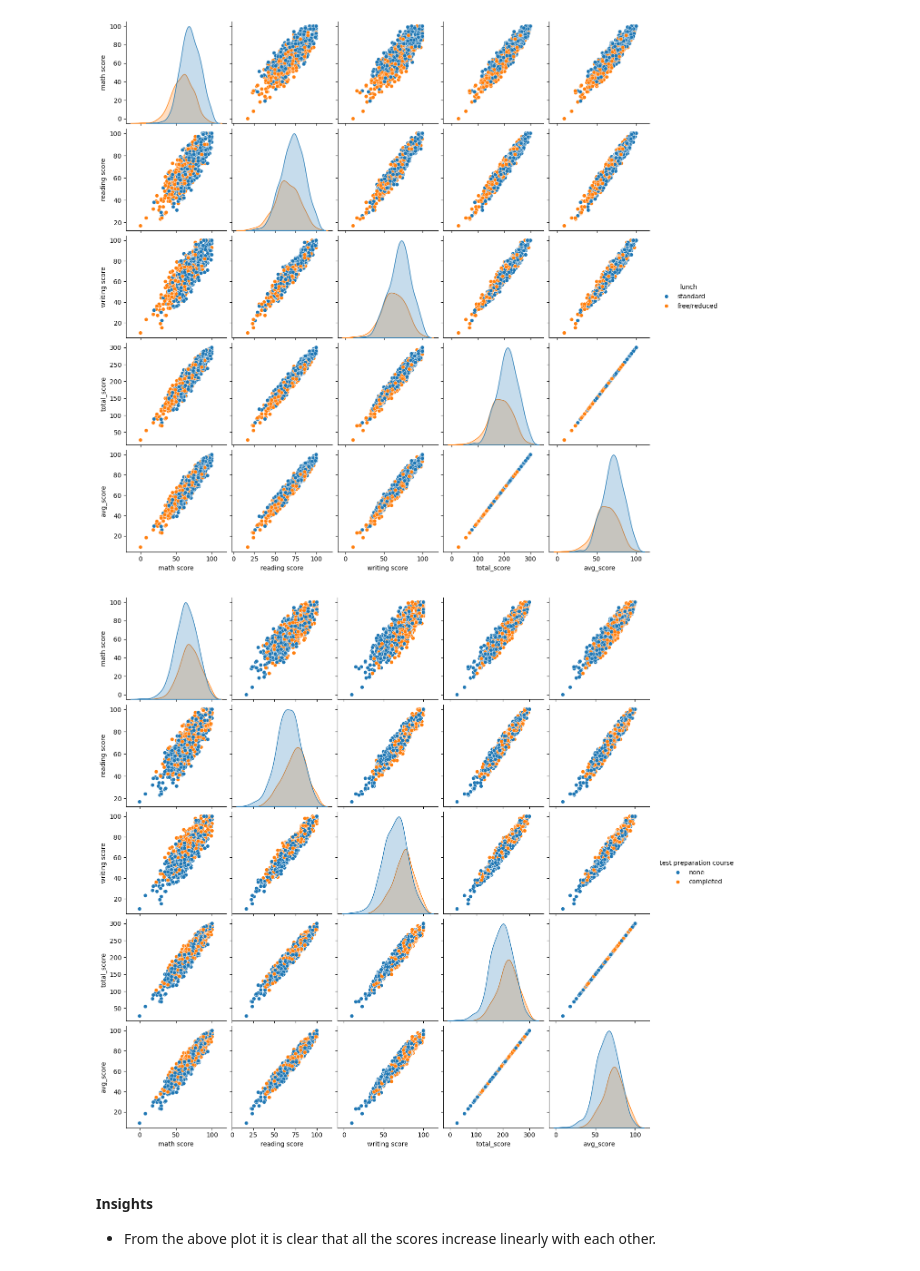
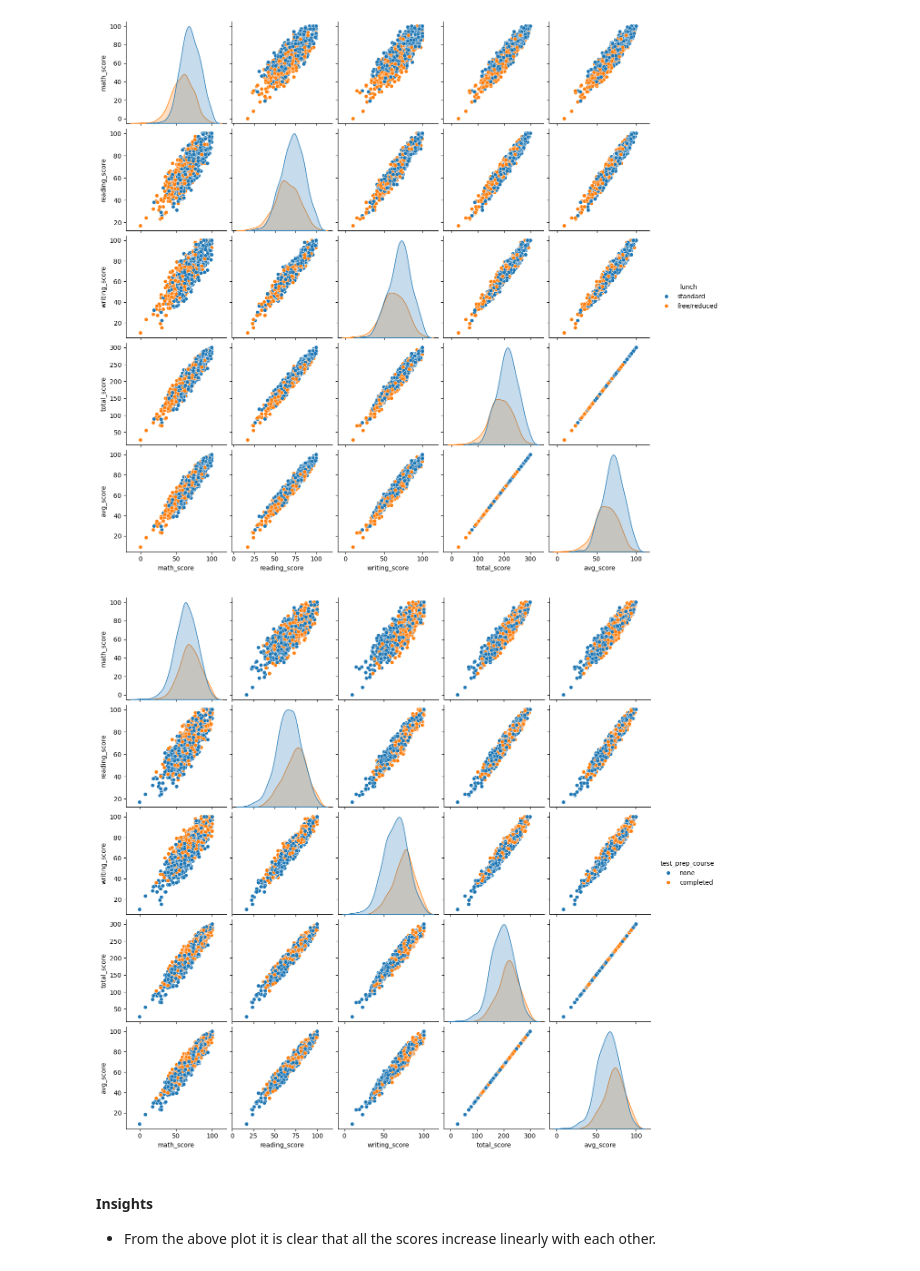
Before and after one commit to subhadipm08/mlproject, a Jupyter notebook: notebook/eda_studen.ipynb, the cells around one changed output. Cells and saved outputs as stored; diff of their text form; code cells hidden in the pictures.

```diff
--- a/notebook/eda_studen.ipynb
+++ b/notebook/eda_studen.ipynb
@@ -179,5 +179,5 @@ df.head()
 # %%
-df['total_score'] = df['math score']+df['reading score']+df['writing score']
+df['total_score'] = df['math_score']+df['reading_score']+df['writing_score']
 df['avg_score']=df['total_score']/3
 df.head()
 # %% [output]
@@ -362,10 +362,10 @@ plt.show()
 # %% [output]
 [figure]
 # %%
-sns.pairplot(df,hue='test preparation course')
+sns.pairplot(df,hue='test_prep_course')
 plt.show()
 # %% [output]
-[figure, old version]
+[figure, new version]
 # %% [markdown]
 #### Insights
 - From the above plot it is clear that all the scores increase linearly with each other.
```
Also changed, not shown: parts of 18 cells of this notebook, 13 other files.
